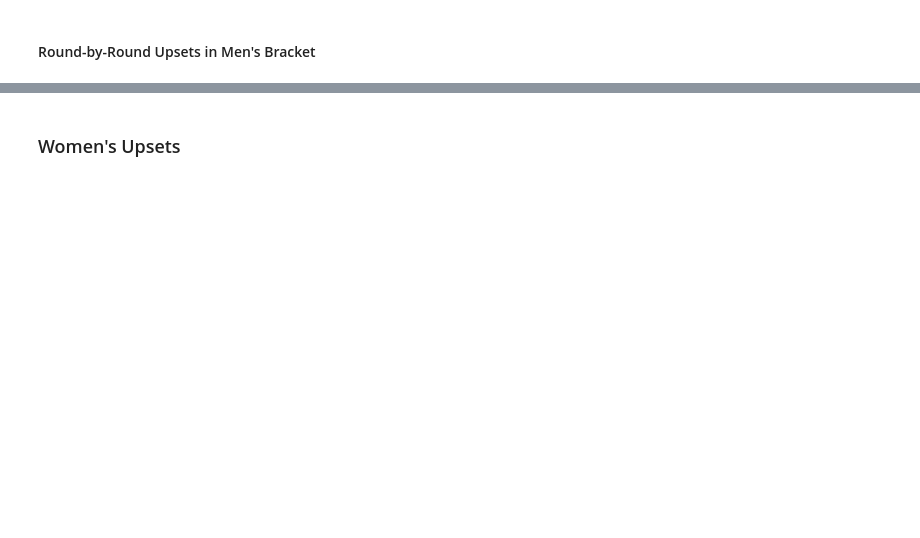
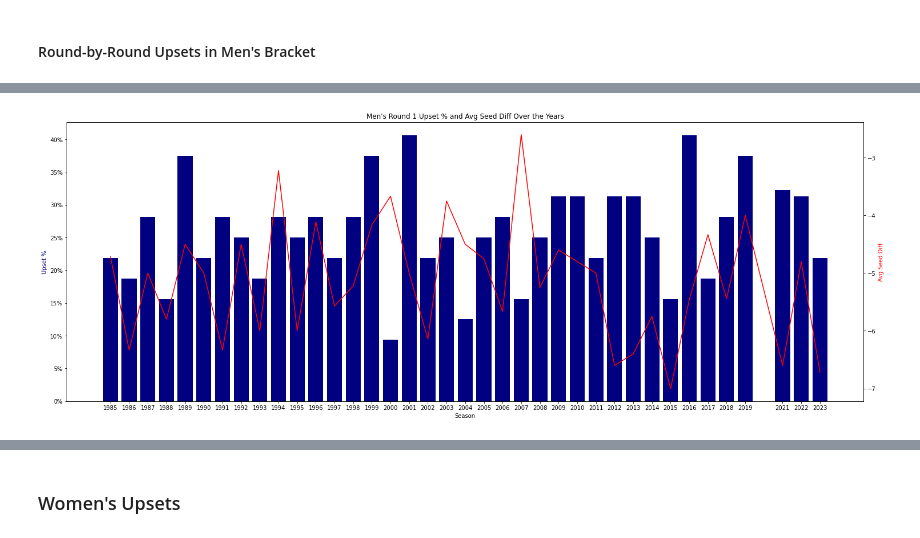
Before and after one commit to heefjones/march_madness, a Jupyter notebook: eda.ipynb, the cells around one changed output, grey strips where cells are left out. Saved outputs shown, nothing was run; the diff lists cells and outputs as text; code cells hidden in the pictures; blank space fills up the shorter version.

```diff
--- a/eda.ipynb
+++ b/eda.ipynb
@@ -563,7 +537,7 @@ df['Wseed_diff'] = np.where(df['win'] == 1, df['B_Seed'] - df['A_Seed'], df['A_S
 # %%
 # split mens and womens data
-df_mens = df[df['A_TeamID'] < 3000].copy().reset_index(drop=True)
-df_womens = df[df['A_TeamID'] >= 3000].copy().reset_index(drop=True)
+df_mens = df[df['WTeamID'] < 3000].copy().reset_index(drop=True)
+df_womens = df[df['WTeamID'] >= 3000].copy().reset_index(drop=True)
 # %%
 # assign round to 0 for all rows (play-in games will remain as round 0)
 df_mens['round'] = 0
@@ -795,6 +678,0 @@ Name: count, dtype: int64
-# %%
-# calulcate seed diff with respect to team A
-df_mens['Aseed_diff'] = df['B_Seed'] - df['A_Seed']
-
-# look at win % by seed differential
-df_mens.groupby(df_mens['Aseed_diff'])['win'].mean().plot(kind='bar', figsize=(18, 9), title='Win % by Seed Differential (abs)', xlabel='Seed Differential (abs)', ylabel='Win %');
@@ -822,0 +706,19 @@ Name: win, dtype: float64
+# %%
+# plot round 1 upset percent and avg seed diff over the years
+round_1_upset_percentage = (mupsets[mupsets['round'] == 1].groupby('Season').count() / df_mens[df_mens['round'] == 1].groupby('Season').count()).rename(columns={'LFullSeed': 'upset_percentage'}) \
+    .reset_index()[['Season', 'upset_percentage']]
+round_1_avg_seed_diff = mupsets[mupsets['round'] == 1].groupby('Season')['Wseed_diff'].mean().reset_index()
+fig, ax1 = plt.subplots(figsize=(25, 9))
+ax2 = ax1.twinx()
+ax1.bar(round_1_upset_percentage['Season'], round_1_upset_percentage['upset_percentage'], color='navy', label='Upset %')
+ax2.plot(round_1_avg_seed_diff['Season'].values, round_1_avg_seed_diff['Wseed_diff'].values, color='red', label='Avg Seed Diff')
+ax1.set_xlabel('Season')
+ax1.set_ylabel('Upset %', color='navy')
+ax2.set_ylabel('Avg Seed Diff', color='red')
+ax1.set_title('Men\'s Round 1 Upset % and Avg Seed Diff Over the Years')
+ax1.set_xticks(round_1_upset_percentage['Season'])
+ax1.set_xticklabels(round_1_upset_percentage['Season'])
+ax1.set_yticklabels(['{:.0f}%'.format(x * 100) for x in ax1.get_yticks()])
+plt.show()
+# %% [output]
+[figure, added]
```
Also changed, not shown: parts of 56 cells of this notebook, 3 other files.
